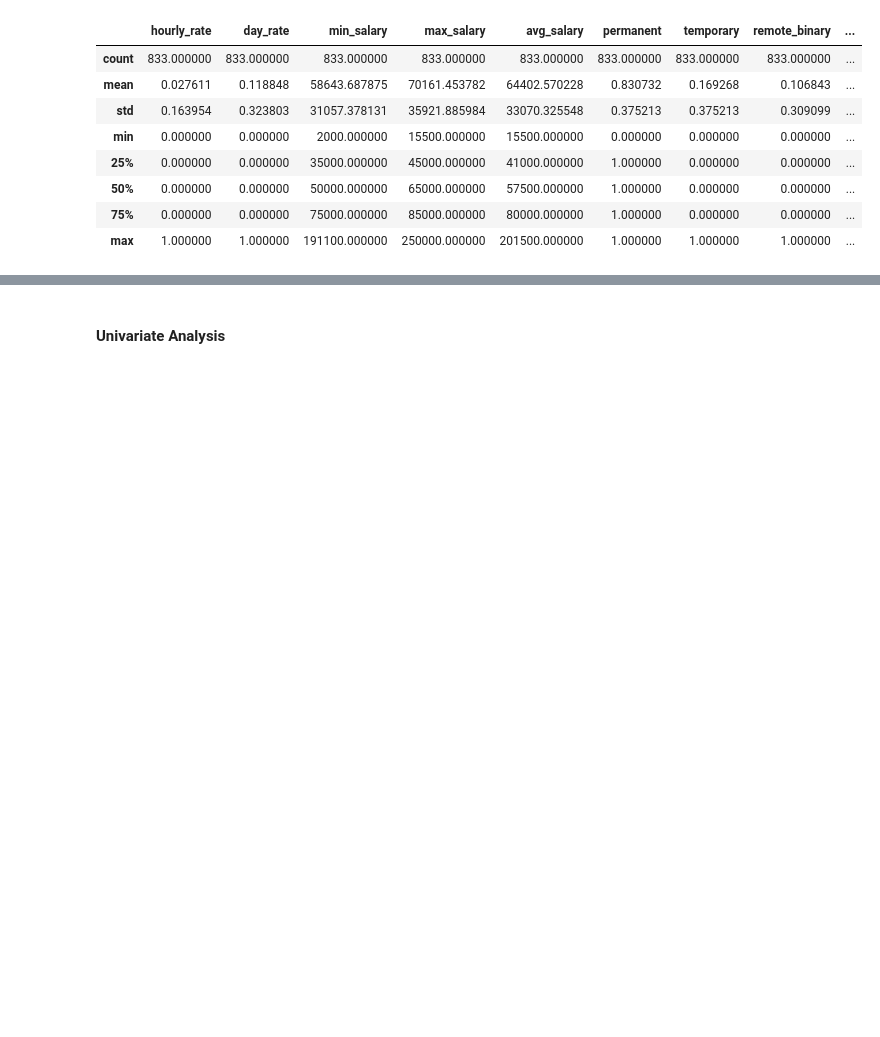
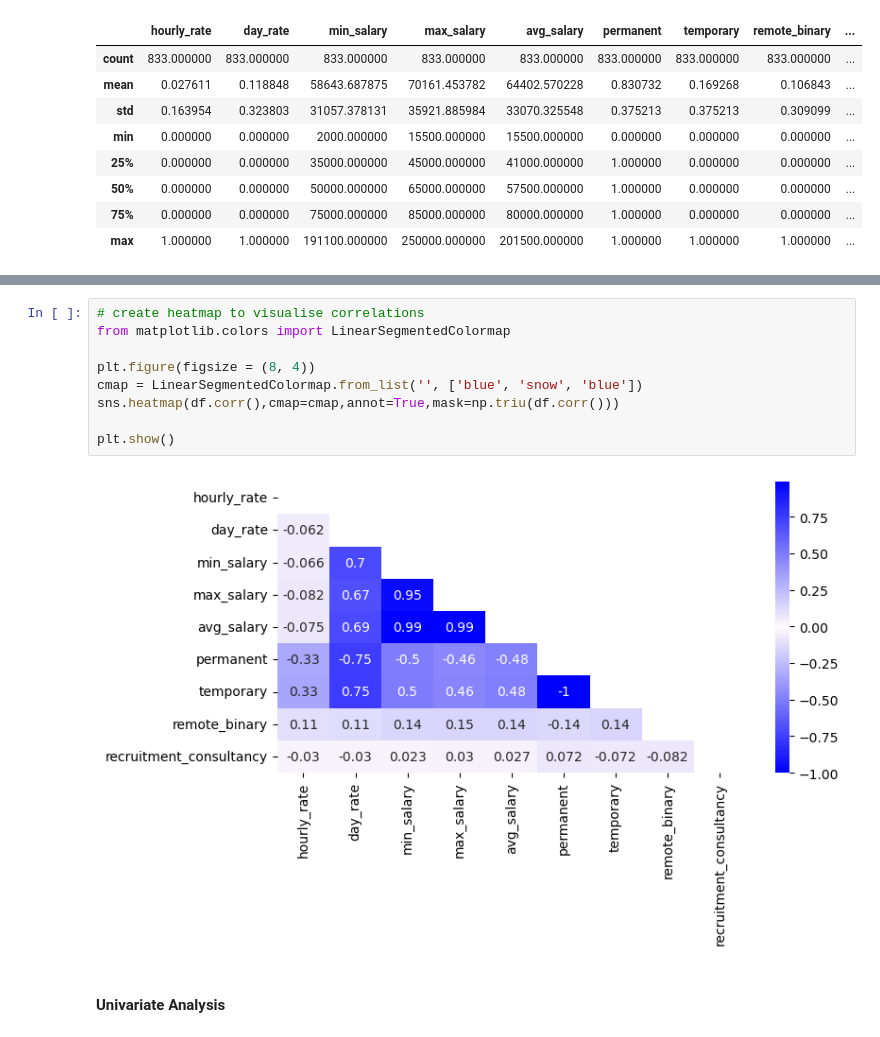
Before and after one commit to mms-mirza/Project_Capstone, a Jupyter notebook: capstone_eda.ipynb, the cells around one changed output, grey strips where cells are left out. Saved outputs shown, nothing was run; the diff lists cells and outputs as text; blank space fills up the shorter version.

```diff
--- a/capstone_eda.ipynb
+++ b/capstone_eda.ipynb
@@ -98,3 +112,14 @@ df.describe()
+# %%
+# create heatmap to visualise correlations
+from matplotlib.colors import LinearSegmentedColormap
+
+plt.figure(figsize = (8, 4))
+cmap = LinearSegmentedColormap.from_list('', ['blue', 'snow', 'blue'])
+sns.heatmap(df.corr(),cmap=cmap,annot=True,mask=np.triu(df.corr()))
+
+plt.show()
+# %% [output]
+[figure, added]
 # %% [markdown]
 #### Univariate Analysis
 # %% [markdown]
```
Also changed, not shown: parts of 6 cells of this notebook, 1 other file.
